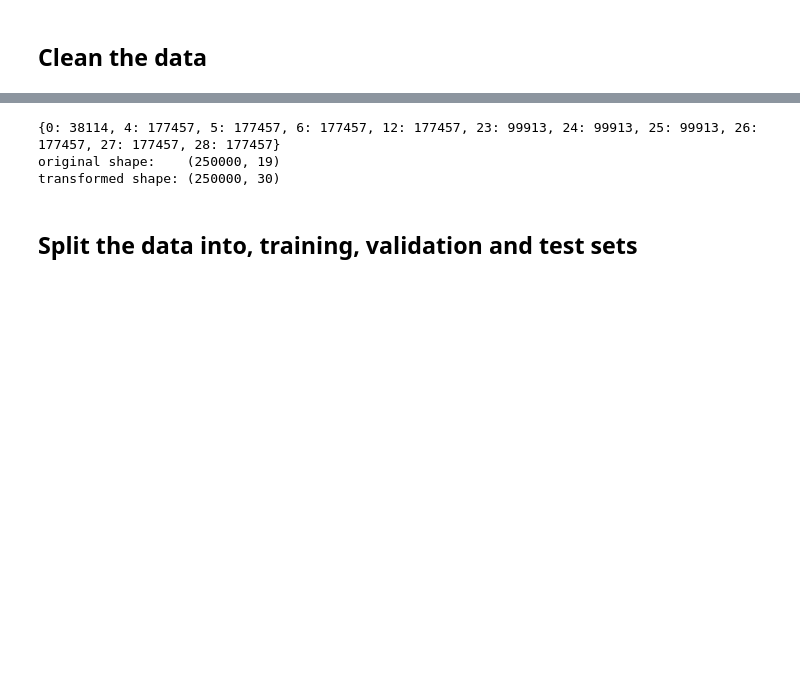
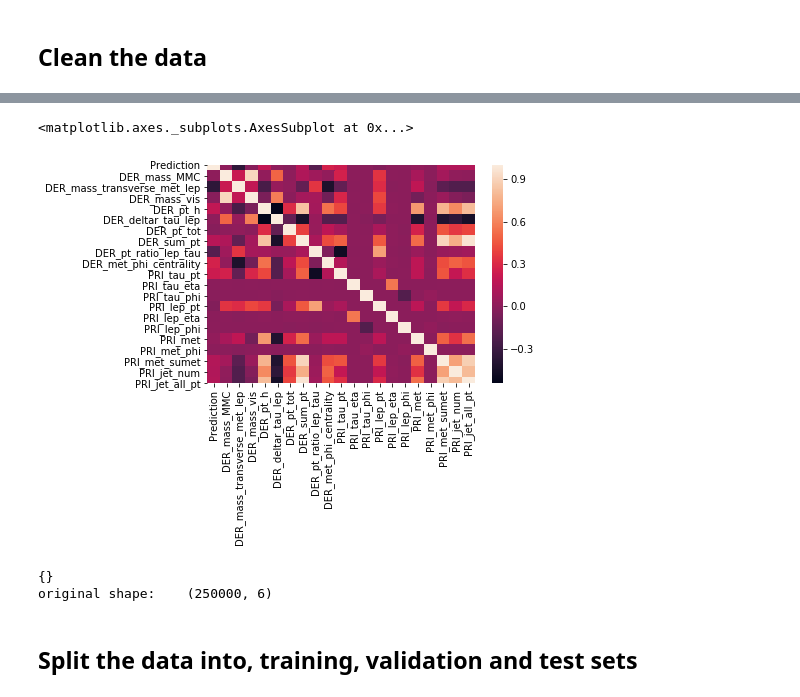
Before and after one commit to X4l1b1/ML_Project1, a Jupyter notebook: scripts/project1_arthur.ipynb, the cells around one changed output, grey strips where cells are left out. Cells and saved outputs as stored; diff of their text form; code cells hidden in the pictures; blank space fills up the shorter version.

```diff
--- a/scripts/project1_arthur.ipynb
+++ b/scripts/project1_arthur.ipynb
@@ -112,3 +112,10 @@ NaN for  1 label 0(0.0%)
 - For some features though, we see a difference even at the mean level betwen the two classes
 # %% [markdown]
 ## Clean the data
+# %%
+
+print(data['PRI_jet_all_pt'].describe())
+
+data[data.columns.difference(['Id', 'Prediction'])] = data[data.columns.difference(['Id', 'Prediction'])]-data[data.columns.difference(['Id', 'Prediction'])].mean()
+
+print(data['PRI_jet_all_pt'].describe())
@@ -114,0 +141,13 @@ NaN for  1 label 0(0.0%)
+# %%
+colToFix = ['DER_mass_MMC'] # Col to try and predict missing values
+colToDrop = ['PRI_jet_leading_pt','PRI_jet_leading_eta','PRI_jet_leading_phi'] # 45-29
+colToSuperDrop = ['DER_deltaeta_jet_jet','DER_lep_eta_centrality','DER_prodeta_jet_jet',
+                  'DER_mass_jet_jet','PRI_jet_subleading_pt',
+                 'PRI_jet_subleading_eta','PRI_jet_subleading_phi'] # 75-62
+colTooBoring = ['DER_pt_tot','DER_met_phi_centrality','PRI_tau_eta','PRI_tau_phi','PRI_lep_eta',
+                'PRI_lep_phi','PRI_met_phi','PRI_jet_num','PRI_met_sumet']
+
+#data = data.drop(columns=colToFix)
+data = data.drop(columns=colToDrop)
+data = data.drop(columns=colToSuperDrop)
+#data = data.drop(columns=colTooBoring)
@@ -115,9 +164,27 @@ NaN for  1 label 0(0.0%)
+# %%
+import seaborn as sns
+%matplotlib inline
+
+# load the R package ISLR
+
+# load the Auto dataset
+
+# calculate the correlation matrix
+corr = data.drop(columns=['Id']).corr()
+
+# plot the heatmap
+sns.heatmap(corr,
+        xticklabels=corr.columns,
+        yticklabels=corr.columns)
+# %% [output]
+<matplotlib.axes._subplots.AxesSubplot at 0x...>
+[figure, added]
 # %%
 def cleanData(tX):
     # Remove features with unusable data
     unique, counts = np.unique(np.where(tX < -998)[1], return_counts=True)
     print(dict(zip(unique, counts)))
-    tX = np.delete(tX, (0, 4, 5, 6, 12, 23, 24, 25, 26, 27, 28), 1)
+    #tX = np.delete(tX, (0, 4, 5, 6, 12, 23, 24, 25, 26, 27, 28), 1)
 
     # Standardize the data
     tX, mean_x, std_x = standardize(tX)
@@ -133,11 +200,10 @@ clean_tX = cleanData(tX)
 
 #clean_tX = pca.transform(clean_tX)
 print("original shape:   ", clean_tX.shape)
-print("transformed shape:", tX_pca.shape)
+#print("transformed shape:", tX_pca.shape)
 # %% [output]
-{0: 38114, 4: 177457, 5: 177457, 6: 177457, 12: 177457, 23: 99913, 24: 99913, 25: 99913, 26: 177457, 27: 177457, 28: 177457}
-original shape:    (250000, 19)
-transformed shape: (250000, 30)
+{}
+original shape:    (250000, 6)
 # %% [markdown]
 ## Split the data into, training, validation and test sets
 # %%
```
Also changed, not shown: parts of 8 cells of this notebook, 1 other file.
